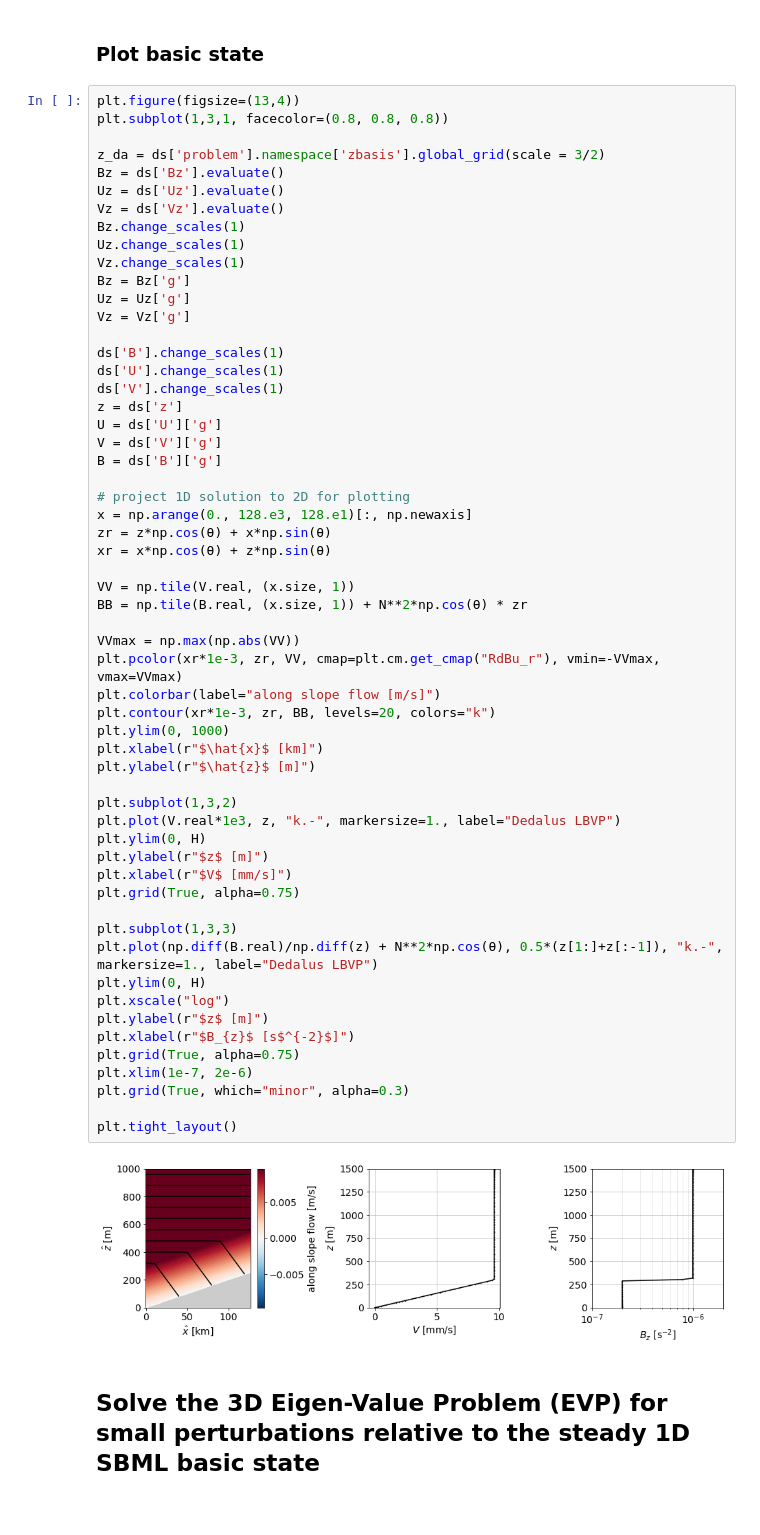
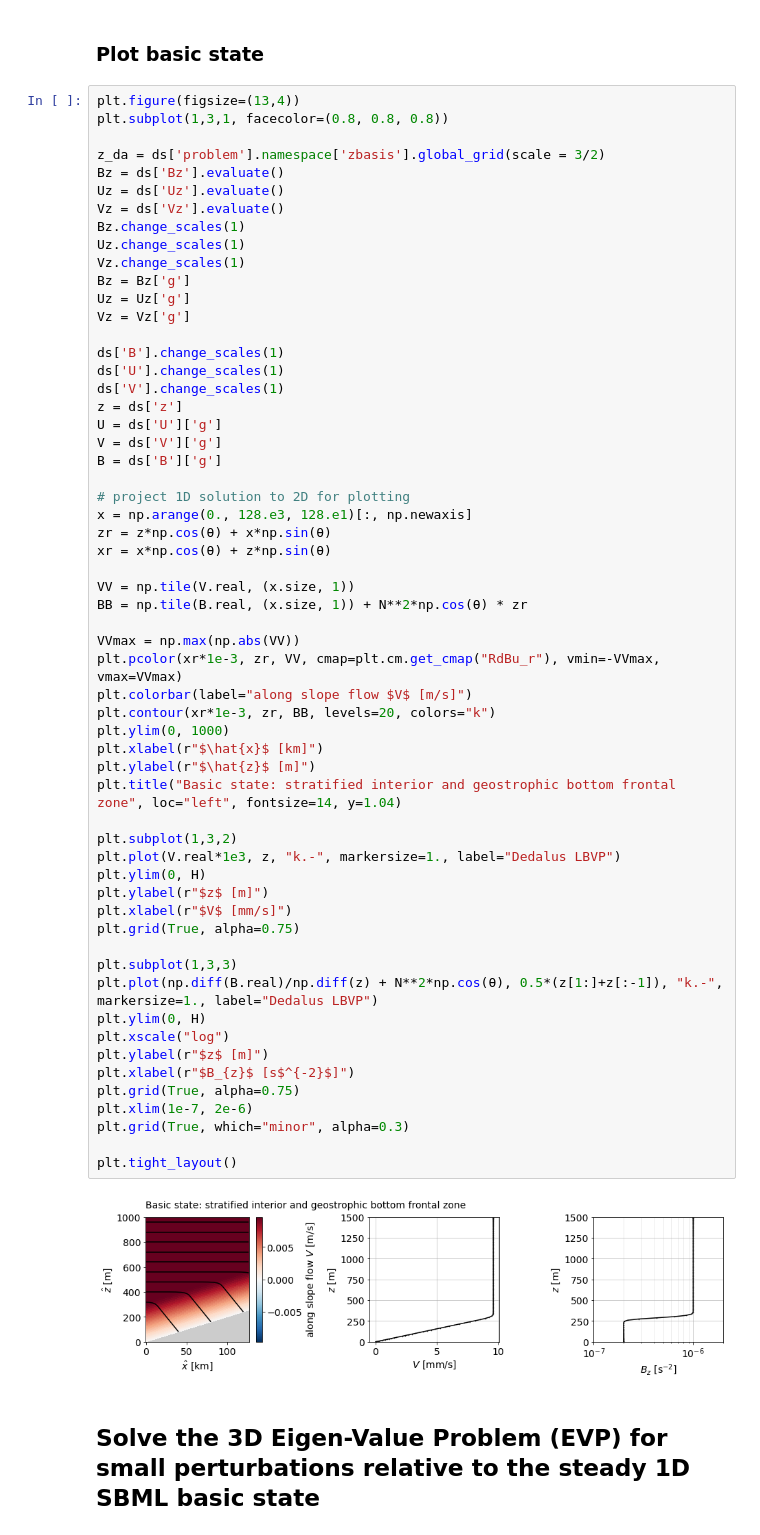
Before and after one commit to hdrake/bmli-linear, a Jupyter notebook: notebooks/frontal_zones/evp_frontal_zone_example.ipynb, the cells around one changed output. Drawn from its saved outputs; the diff is of its cells as text.

```diff
--- a/notebooks/frontal_zones/evp_frontal_zone_example.ipynb
+++ b/notebooks/frontal_zones/evp_frontal_zone_example.ipynb
@@ -56,35 +60,36 @@ xr = x*np.cos(θ) + z*np.sin(θ)
 
 VV = np.tile(V.real, (x.size, 1))
 BB = np.tile(B.real, (x.size, 1)) + N**2*np.cos(θ) * zr
 
 VVmax = np.max(np.abs(VV))
 plt.pcolor(xr*1e-3, zr, VV, cmap=plt.cm.get_cmap("RdBu_r"), vmin=-VVmax, vmax=VVmax)
-plt.colorbar(label="along slope flow [m/s]")
+plt.colorbar(label="along slope flow $V$ [m/s]")
 plt.contour(xr*1e-3, zr, BB, levels=20, colors="k")
 plt.ylim(0, 1000)
 plt.xlabel(r"$\hat{x}$ [km]")
 plt.ylabel(r"$\hat{z}$ [m]")
+plt.title("Basic state: stratified interior and geostrophic bottom frontal zone", loc="left", fontsize=14, y=1.04)
 
 plt.subplot(1,3,2)
 plt.plot(V.real*1e3, z, "k.-", markersize=1., label="Dedalus LBVP")
 plt.ylim(0, H)
 plt.ylabel(r"$z$ [m]")
 plt.xlabel(r"$V$ [mm/s]")
 plt.grid(True, alpha=0.75)
 
 plt.subplot(1,3,3)
 plt.plot(np.diff(B.real)/np.diff(z) + N**2*np.cos(θ), 0.5*(z[1:]+z[:-1]), "k.-", markersize=1., label="Dedalus LBVP")
 plt.ylim(0, H)
 plt.xscale("log")
 plt.ylabel(r"$z$ [m]")
 plt.xlabel(r"$B_{z}$ [s$^{-2}$]")
 plt.grid(True, alpha=0.75)
 plt.xlim(1e-7, 2e-6)
 plt.grid(True, which="minor", alpha=0.3)
 
 plt.tight_layout()
 # %% [output]
-[figure, old version]
+[figure, new version]
 # %% [markdown]
 ## Solve the 3D Eigen-Value Problem (EVP) for small perturbations relative to the steady 1D SBML basic state
 # %% [markdown]
```
Also changed, not shown: parts of 8 cells of this notebook.
